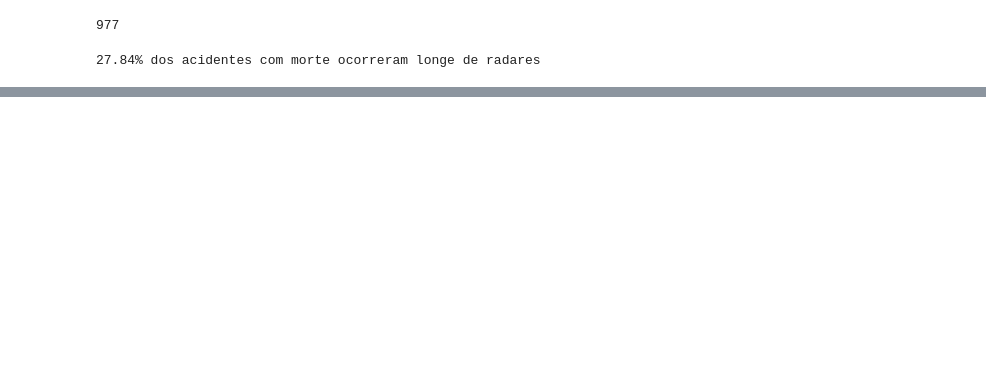
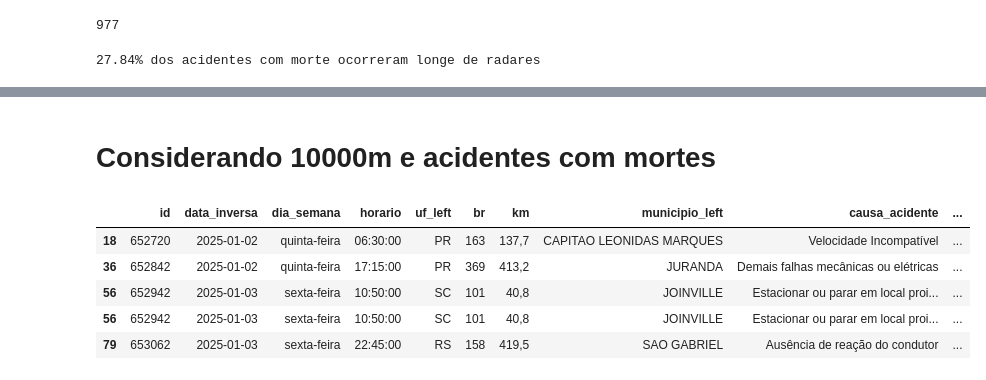
Before and after one commit to adrianop/dataScience, a Jupyter notebook: analise espacial/3 - abordagem_com_radares.ipynb, the cells around one changed output, grey strips where cells are left out. Drawn from its saved outputs; the diff is of its cells as text; code cells hidden in the pictures; blank space fills up the shorter version.

Commit message:
abordagem com radares

```diff
--- a/analise espacial/3 - abordagem_com_radares.ipynb
+++ b/analise espacial/3 - abordagem_com_radares.ipynb
@@ -273,0 +259,37 @@ tabela_resultado.head(20)
+# %%
+# Lista com os valores de buffer (em metros)
+valores_buffer = [500, 1000, 2000, 3000, 5000, 10000]
+
+# Lista para armazenar os resultados
+resultados = []
+
+for buffer in valores_buffer:
+    # Cria o buffer ao redor de cada radar
+    radares_buffer = radares.copy()
+    radares_buffer['geometry'] = radares_buffer.geometry.buffer(buffer)
+
+    # Faz o spatial join para encontrar acidentes dentro do buffer
+    acidentes_join = gpd.sjoin(acidentes, radares_buffer, how='left', predicate='within')
+
+    # Marca se o acidente tem radar próximo
+    acidentes_join['tem_radar_proximo'] = acidentes_join['index_right'].notnull()
+
+    # Filtra apenas os acidentes com pelo menos 1 morte
+    acidentes_mortais = acidentes_join[acidentes_join['mortos'] >= 1]
+
+    # Total de acidentes com morte
+    total = len(acidentes_mortais)
+
+    if total > 0:
+        # Acidentes com morte e sem radar próximo
+        sem_radar = (~acidentes_mortais['tem_radar_proximo']).sum()
+        percentual = (sem_radar / total) * 100
+    else:
+        percentual = None  # ou 0, dependendo de como quiser tratar
+
+    # Armazena o resultado
+    resultados.append({'Buffer (m)': buffer, '% Acidentes c/ morte sem radar': round(percentual, 2) if percentual is not None else 'Sem dados'})
+
+# Converte para DataFrame e exibe
+df_resultados = pd.DataFrame(resultados)
+df_resultados.head(20)
@@ -273,0 +304,11 @@ tabela_resultado.head(20)
+# %% [markdown]
+# Considerando 10000m e acidentes com mortes
+# %%
+acidentes_mortais.head()
+# %% [output]
+|  | id | data_inversa | dia_semana | horario | uf_left | br | km | municipio_left | causa_acidente | ... |
+| 18 | 652720 | 2025-01-02 | quinta-feira | 06:30:00 | PR | 163 | 137,7 | CAPITAO LEONIDAS MARQUES | Velocidade Incompatível | ... |
+| 36 | 652842 | 2025-01-02 | quinta-feira | 17:15:00 | PR | 369 | 413,2 | JURANDA | Demais falhas mecânicas ou elétricas | ... |
+| 56 | 652942 | 2025-01-03 | sexta-feira | 10:50:00 | SC | 101 | 40,8 | JOINVILLE | Estacionar ou parar em local proi... | ... |
+| 56 | 652942 | 2025-01-03 | sexta-feira | 10:50:00 | SC | 101 | 40,8 | JOINVILLE | Estacionar ou parar em local proi... | ... |
+| 79 | 653062 | 2025-01-03 | sexta-feira | 22:45:00 | RS | 158 | 419,5 | SAO GABRIEL | Ausência de reação do condutor | ... |
```
Also changed, not shown: parts of 23 cells of this notebook, 1 other file.
